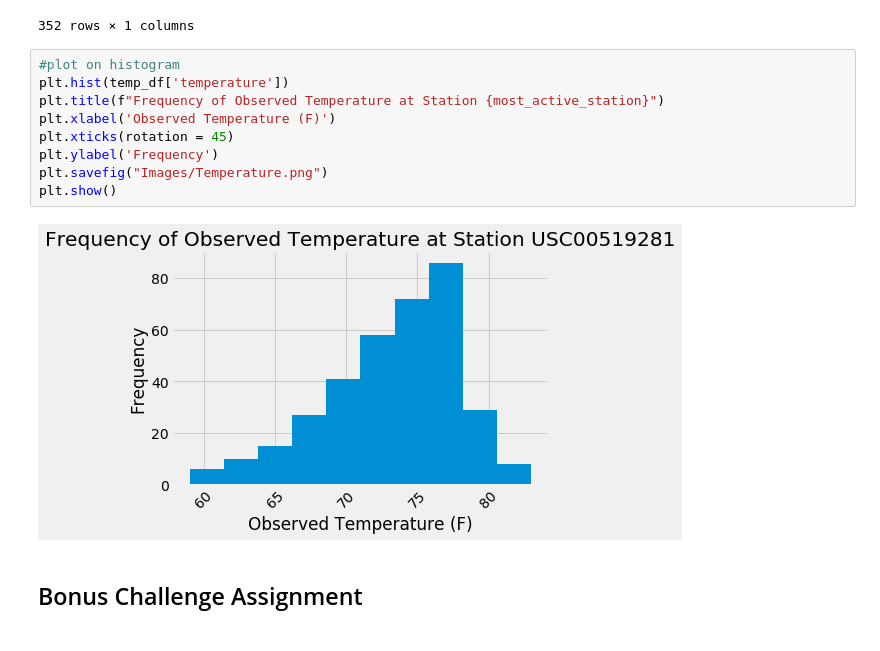
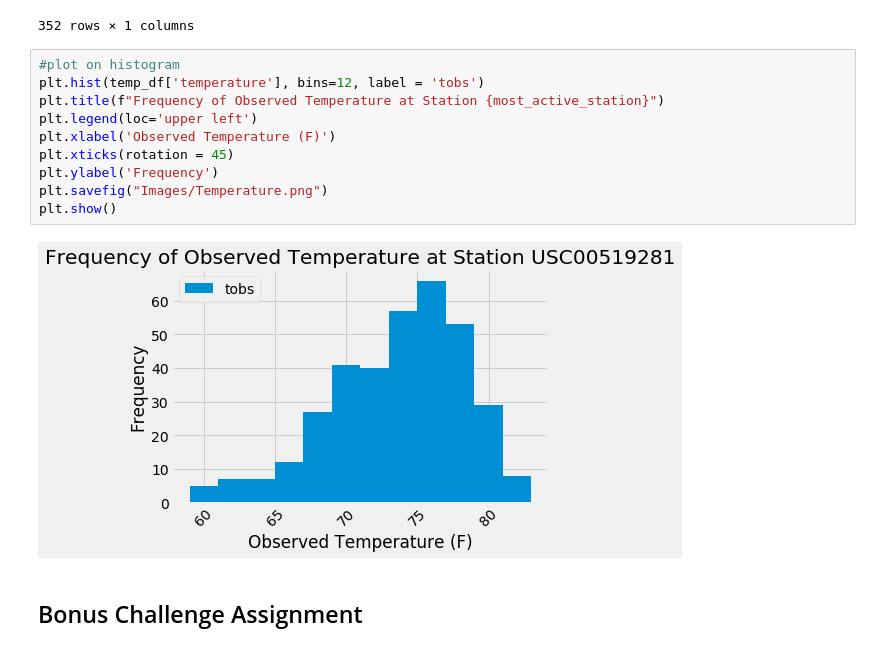
Before and after one commit to tanazimmer/sqlalchemy-challenge, a Jupyter notebook: climate_starter.ipynb, the cells around one changed output. Cells and saved outputs as stored; diff of their text form.

```diff
--- a/climate_starter.ipynb
+++ b/climate_starter.ipynb
@@ -232,15 +242,16 @@ temp_df
 352 rows × 1 columns
 # %%
 #plot on histogram
-plt.hist(temp_df['temperature'])
+plt.hist(temp_df['temperature'], bins=12, label = 'tobs')
 plt.title(f"Frequency of Observed Temperature at Station {most_active_station}")
+plt.legend(loc='upper left')
 plt.xlabel('Observed Temperature (F)')
 plt.xticks(rotation = 45)
 plt.ylabel('Frequency')
 plt.savefig("Images/Temperature.png")
 plt.show()
 # %% [output]
-[figure, old version]
+[figure, new version]
 # %% [markdown]
 ## Bonus Challenge Assignment
 # %%
```
Also changed, not shown: parts of 2 cells of this notebook, 3 other files.
